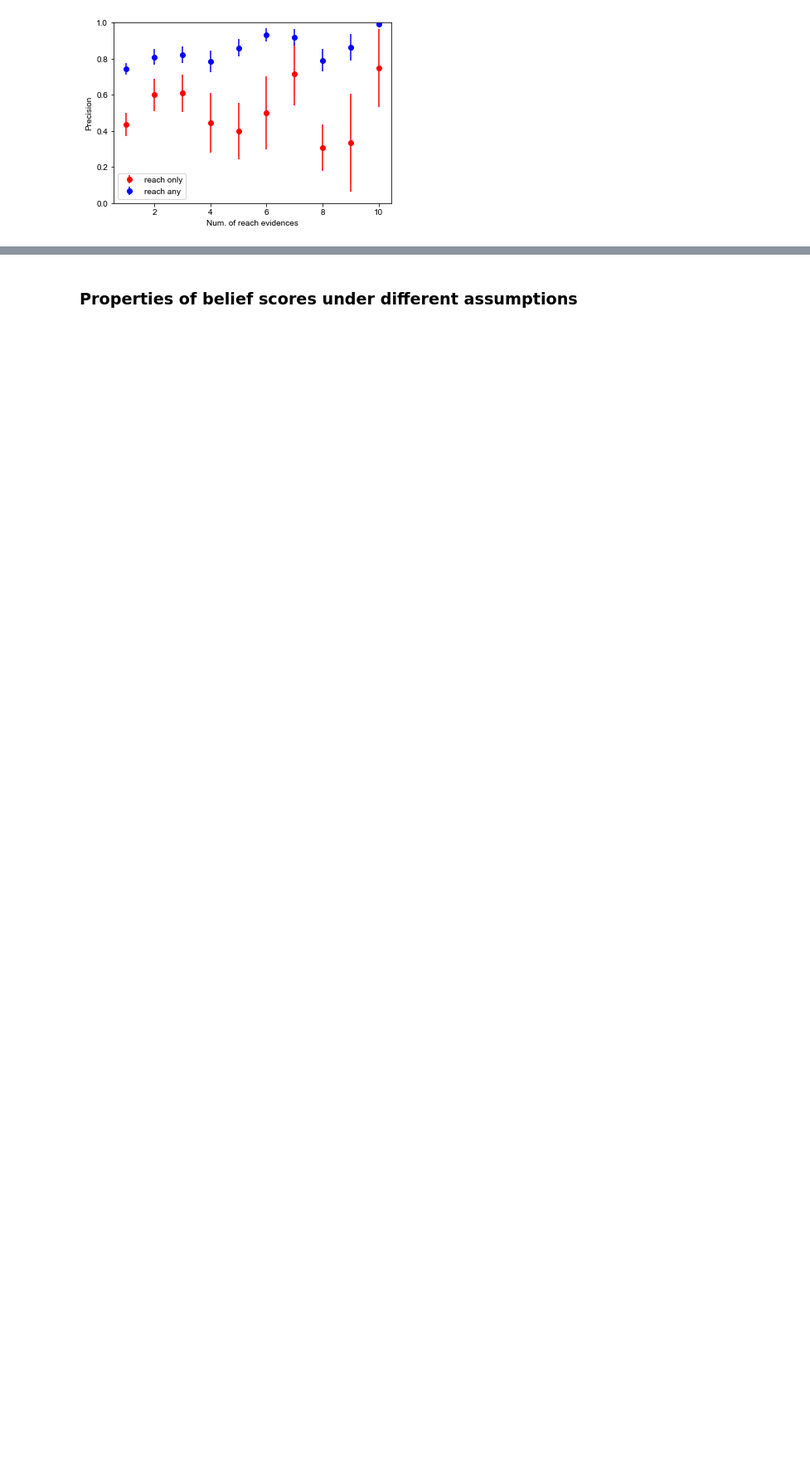
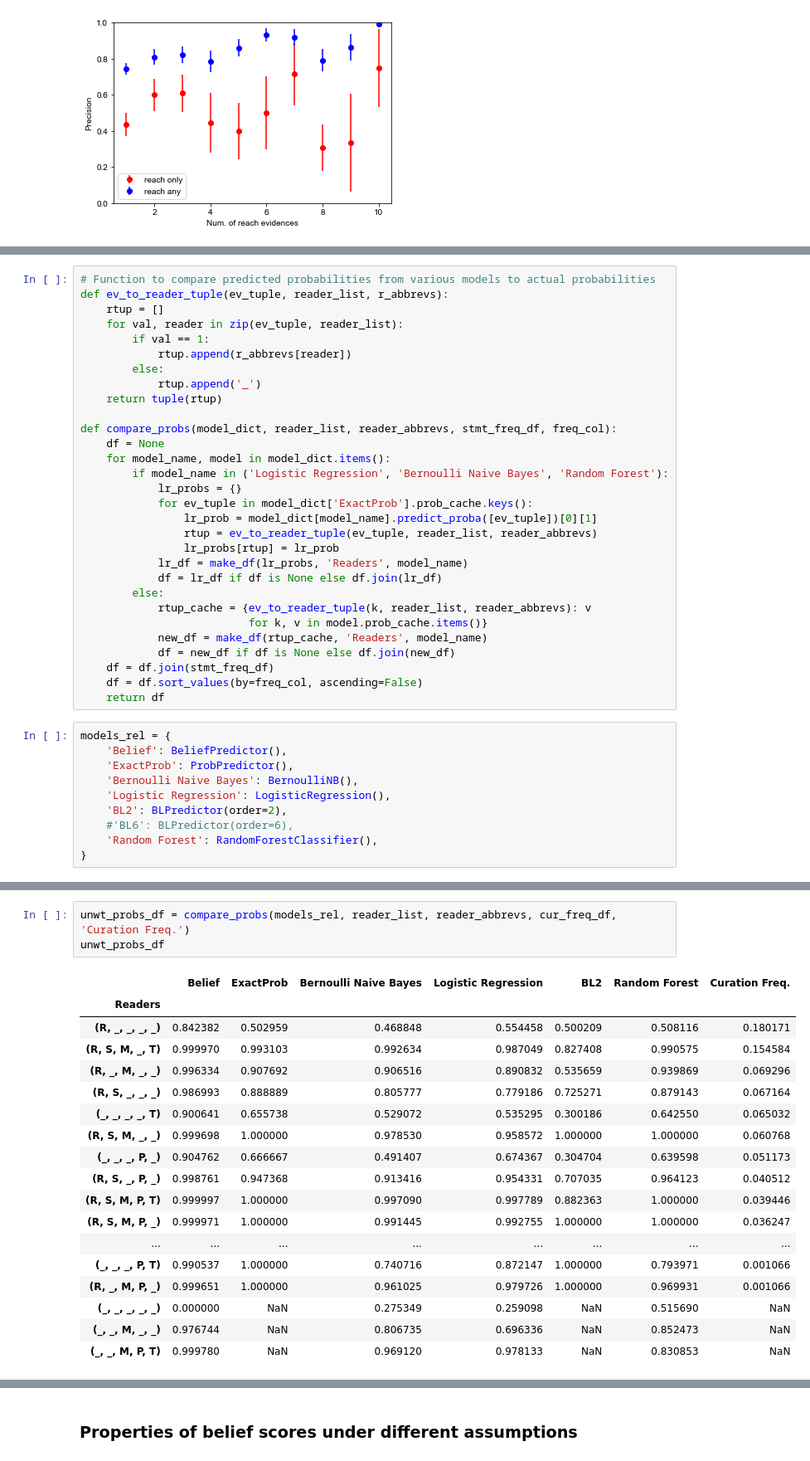
Before and after one commit to sorgerlab/indra_assembly_paper, a Jupyter notebook: notebooks/Belief Prediction.ipynb, the cells around one changed output, grey strips where cells are left out. Shown at 83% size. Drawn from its saved outputs; the diff is of its cells as text; blank space fills up the shorter version.

```diff
--- a/notebooks/Belief Prediction.ipynb
+++ b/notebooks/Belief Prediction.ipynb
@@ -965,0 +848,40 @@ plt.title(all_sample_title, size = 15);
+# %%
+# Function to compare predicted probabilities from various models to actual probabilities
+def ev_to_reader_tuple(ev_tuple, reader_list, r_abbrevs):
+    rtup = []
+    for val, reader in zip(ev_tuple, reader_list):
+        if val == 1:
+            rtup.append(r_abbrevs[reader])
+        else:
+            rtup.append('_')
+    return tuple(rtup)
+
+def compare_probs(model_dict, reader_list, reader_abbrevs, stmt_freq_df, freq_col):
+    df = None
+    for model_name, model in model_dict.items():
+        if model_name in ('Logistic Regression', 'Bernoulli Naive Bayes', 'Random Forest'):
+            lr_probs = {}
+            for ev_tuple in model_dict['ExactProb'].prob_cache.keys():
+                lr_prob = model_dict[model_name].predict_proba([ev_tuple])[0][1]
+                rtup = ev_to_reader_tuple(ev_tuple, reader_list, reader_abbrevs)
+                lr_probs[rtup] = lr_prob
+            lr_df = make_df(lr_probs, 'Readers', model_name)
+            df = lr_df if df is None else df.join(lr_df)
+        else:
+            rtup_cache = {ev_to_reader_tuple(k, reader_list, reader_abbrevs): v
+                          for k, v in model.prob_cache.items()}
+            new_df = make_df(rtup_cache, 'Readers', model_name)
+            df = new_df if df is None else df.join(new_df)
+    df = df.join(stmt_freq_df)
+    df = df.sort_values(by=freq_col, ascending=False)
+    return df
+# %%
+models_rel = {
+    'Belief': BeliefPredictor(),
+    'ExactProb': ProbPredictor(),
+    'Bernoulli Naive Bayes': BernoulliNB(),
+    'Logistic Regression': LogisticRegression(),
+    'BL2': BLPredictor(order=2),
+    #'BL6': BLPredictor(order=6),
+    'Random Forest': RandomForestClassifier(),
+}
@@ -965,0 +944,22 @@ plt.title(all_sample_title, size = 15);
+# %%
+unwt_probs_df = compare_probs(models_rel, reader_list, reader_abbrevs, cur_freq_df, 'Curation Freq.')
+unwt_probs_df
+# %% [output]
+|  | Belief | ExactProb | Bernoulli Naive Bayes | Logistic Regression | BL2 | Random Forest | Curation Freq. |
+| Readers |  |  |  |  |  |  |  |
+| (R, _, _, _, _) | 0.842382 | 0.502959 | 0.468848 | 0.554458 | 0.500209 | 0.508116 | 0.180171 |
+| (R, S, M, _, T) | 0.999970 | 0.993103 | 0.992634 | 0.987049 | 0.827408 | 0.990575 | 0.154584 |
+| (R, _, M, _, _) | 0.996334 | 0.907692 | 0.906516 | 0.890832 | 0.535659 | 0.939869 | 0.069296 |
+| (R, S, _, _, _) | 0.986993 | 0.888889 | 0.805777 | 0.779186 | 0.725271 | 0.879143 | 0.067164 |
+| (_, _, _, _, T) | 0.900641 | 0.655738 | 0.529072 | 0.535295 | 0.300186 | 0.642550 | 0.065032 |
+| (R, S, M, _, _) | 0.999698 | 1.000000 | 0.978530 | 0.958572 | 1.000000 | 1.000000 | 0.060768 |
+| (_, _, _, P, _) | 0.904762 | 0.666667 | 0.491407 | 0.674367 | 0.304704 | 0.639598 | 0.051173 |
+| (R, S, _, P, _) | 0.998761 | 0.947368 | 0.913416 | 0.954331 | 0.707035 | 0.964123 | 0.040512 |
+| (R, S, M, P, T) | 0.999997 | 1.000000 | 0.997090 | 0.997789 | 0.882363 | 1.000000 | 0.039446 |
+| (R, S, M, P, _) | 0.999971 | 1.000000 | 0.991445 | 0.992755 | 1.000000 | 1.000000 | 0.036247 |
+| ... | ... | ... | ... | ... | ... | ... | ... |
+| (_, _, _, P, T) | 0.990537 | 1.000000 | 0.740716 | 0.872147 | 1.000000 | 0.793971 | 0.001066 |
+| (R, _, M, P, _) | 0.999651 | 1.000000 | 0.961025 | 0.979726 | 1.000000 | 0.969931 | 0.001066 |
+| (_, _, _, _, _) | 0.000000 | NaN | 0.275349 | 0.259098 | NaN | 0.515690 | NaN |
+| (_, _, M, _, _) | 0.976744 | NaN | 0.806735 | 0.696336 | NaN | 0.852473 | NaN |
+| (_, _, M, P, T) | 0.999780 | NaN | 0.969120 | 0.978133 | NaN | 0.830853 | NaN |
```
Also changed, not shown: parts of 70 cells of this notebook.
